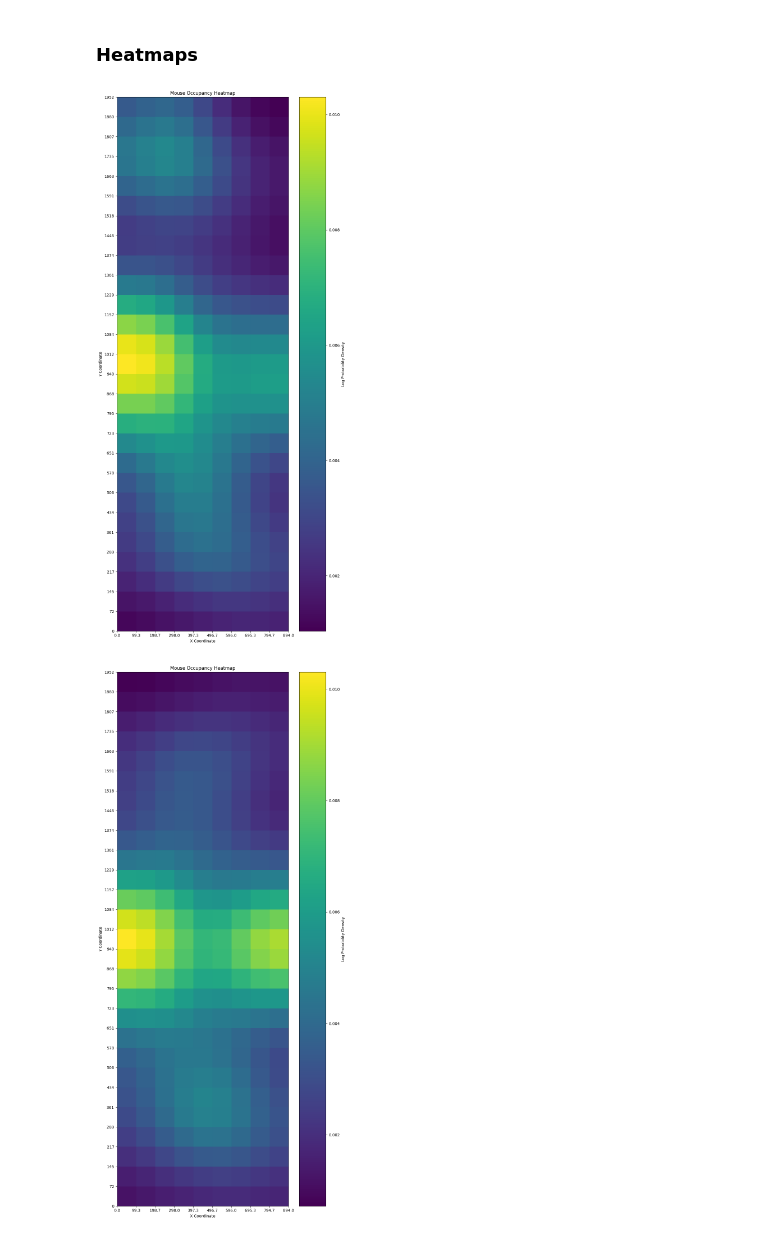
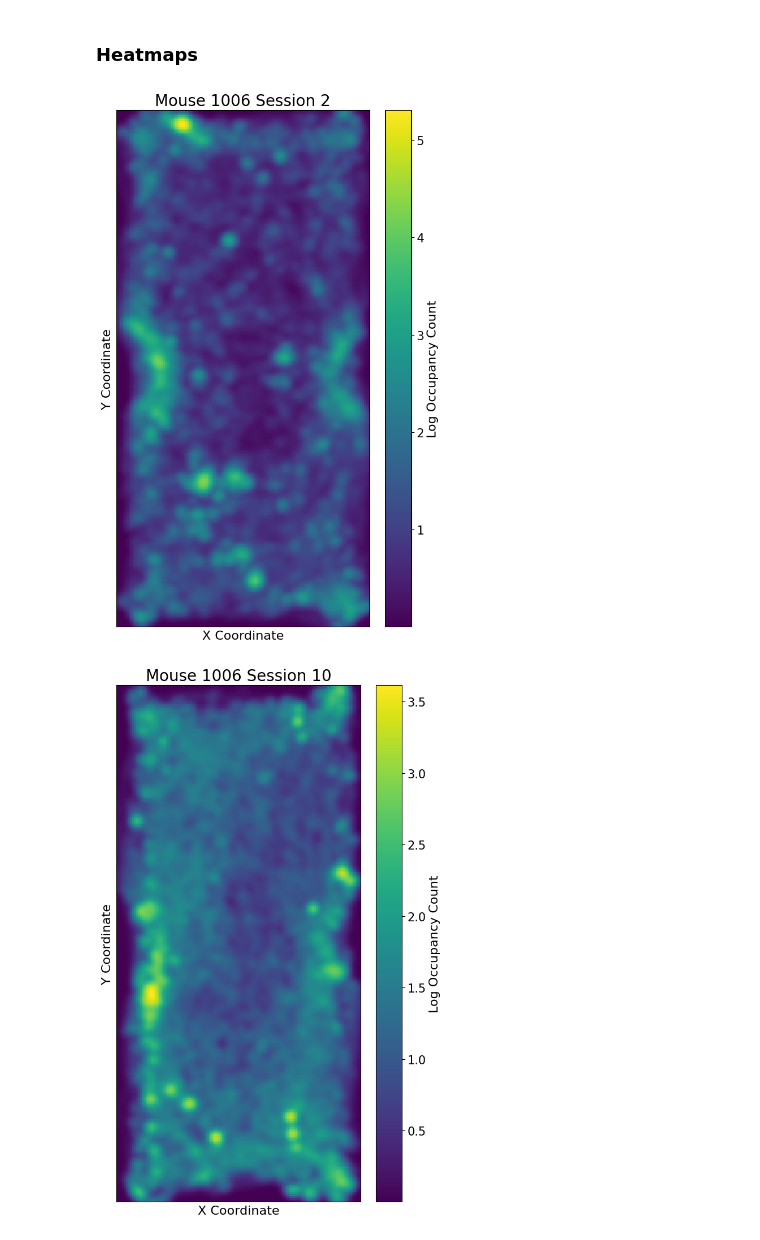
Before and after one commit to nghess/clickbait-analyze, a Jupyter notebook: build_clickbait_dataset.ipynb, the cells around one changed output. Cells and saved outputs as stored; diff of their text form; code cells hidden in the pictures.

Commit message:
data explorer

```diff
--- a/build_clickbait_dataset.ipynb
+++ b/build_clickbait_dataset.ipynb
@@ -105,16 +121,24 @@ for mouse_id in set(mice):
 # %%
 # Visualize occupancy heatmap
 mouse = 1006
 session = 'diet2'
 session = clickbait.get_session(mouse, session)
-visualize_occupancy_heatmap(session.event_data, grid_x=9, grid_y=27, dim_x=894, dim_y=1952, log_scale=True, normalize=True)
+
+no_drink = session.event_data[session.event_data['drinking'] == 0]
+no_drink = no_drink[no_drink['iti'] == 0]
+
+visualize_occupancy_heatmap(no_drink, grid_x=125, grid_y=270, dim_x=894, dim_y=1952, log_scale=True, normalize=False, title="Mouse 1006 Session 2", title_size=20, label_size=16, tick_size=15)
 # %% [output]
-[figure, old version]
+[figure, new version]
 # %%
 # Visualize occupancy heatmap
 mouse = 1006
 session = 'full7'
 session = clickbait.get_session(mouse, session)
-visualize_occupancy_heatmap(session.event_data, grid_x=9, grid_y=27, dim_x=894, dim_y=1952, log_scale=True, normalize=True)
+
+no_drink = session.event_data[session.event_data['drinking'] == 0]
+no_drink = no_drink[no_drink['iti'] == 0]
+
+visualize_occupancy_heatmap(no_drink, grid_x=125, grid_y=270, dim_x=894, dim_y=1952, log_scale=True, normalize=False, title="Mouse 1006 Session 10", title_size=20, label_size=16, tick_size=15)
 # %% [output]
-[figure, old version]
+[figure, new version]
```
Also changed, not shown: parts of 6 cells of this notebook, 1 other file.
